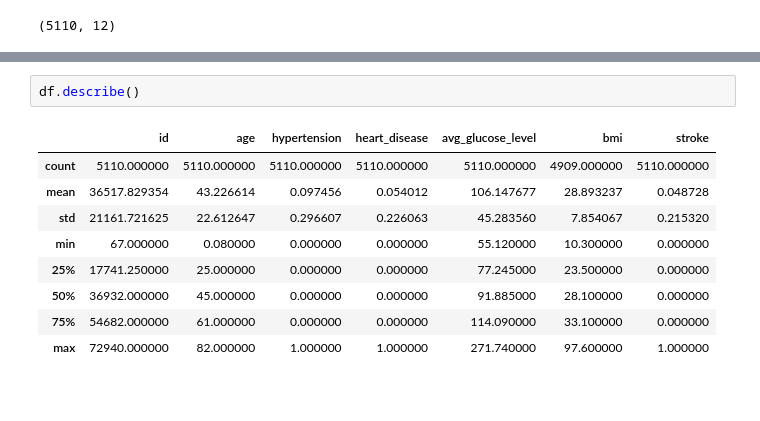
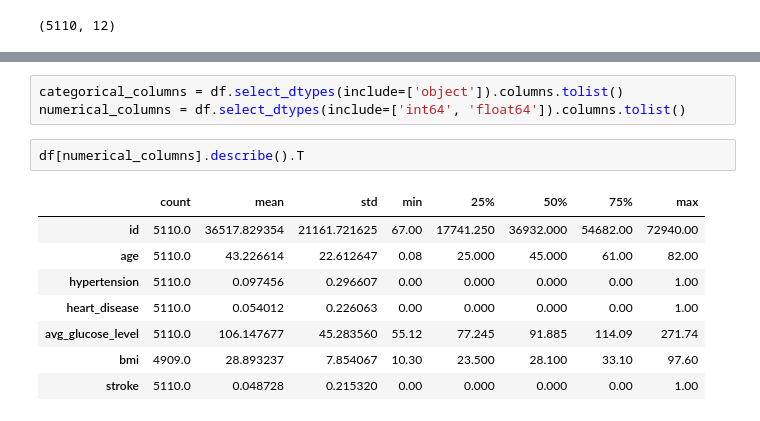
Before and after one commit to KejiaRuan/ECE-225A-Project-Brain-Stroke-Analysis-and-Prediction, a Jupyter notebook: data_analysis.ipynb, the cells around one changed output, grey strips where cells are left out. Cells and saved outputs as stored; diff of their text form; blank space fills up the shorter version.

```diff
--- a/data_analysis.ipynb
+++ b/data_analysis.ipynb
@@ -39,15 +66,17 @@ Data columns (total 12 columns):
  11  stroke             5110 non-null   int64
 dtypes: float64(3), int64(4), object(5)
 memory usage: 479.2+ KB
+# %%
+categorical_columns = df.select_dtypes(include=['object']).columns.tolist()
+numerical_columns = df.select_dtypes(include=['int64', 'float64']).columns.tolist()
 # %%
-df.describe()
+df[numerical_columns].describe().T
 # %% [output]
-|  | id | age | hypertension | heart_disease | avg_glucose_level | bmi | stroke |
-| count | 5110.000000 | 5110.000000 | 5110.000000 | 5110.000000 | 5110.000000 | 4909.000000 | 5110.000000 |
-| mean | 36517.829354 | 43.226614 | 0.097456 | 0.054012 | 106.147677 | 28.893237 | 0.048728 |
-| std | 21161.721625 | 22.612647 | 0.296607 | 0.226063 | 45.283560 | 7.854067 | 0.215320 |
-| min | 67.000000 | 0.080000 | 0.000000 | 0.000000 | 55.120000 | 10.300000 | 0.000000 |
-| 25% | 17741.250000 | 25.000000 | 0.000000 | 0.000000 | 77.245000 | 23.500000 | 0.000000 |
-| 50% | 36932.000000 | 45.000000 | 0.000000 | 0.000000 | 91.885000 | 28.100000 | 0.000000 |
-| 75% | 54682.000000 | 61.000000 | 0.000000 | 0.000000 | 114.090000 | 33.100000 | 0.000000 |
-| max | 72940.000000 | 82.000000 | 1.000000 | 1.000000 | 271.740000 | 97.600000 | 1.000000 |
+|  | count | mean | std | min | 25% | 50% | 75% | max |
+| id | 5110.0 | 36517.829354 | 21161.721625 | 67.00 | 17741.250 | 36932.000 | 54682.00 | 72940.00 |
+| age | 5110.0 | 43.226614 | 22.612647 | 0.08 | 25.000 | 45.000 | 61.00 | 82.00 |
+| hypertension | 5110.0 | 0.097456 | 0.296607 | 0.00 | 0.000 | 0.000 | 0.00 | 1.00 |
+| heart_disease | 5110.0 | 0.054012 | 0.226063 | 0.00 | 0.000 | 0.000 | 0.00 | 1.00 |
+| avg_glucose_level | 5110.0 | 106.147677 | 45.283560 | 55.12 | 77.245 | 91.885 | 114.09 | 271.74 |
+| bmi | 4909.0 | 28.893237 | 7.854067 | 10.30 | 23.500 | 28.100 | 33.10 | 97.60 |
+| stroke | 5110.0 | 0.048728 | 0.215320 | 0.00 | 0.000 | 0.000 | 0.00 | 1.00 |
```
Also changed, not shown: parts of 20 cells of this notebook.
